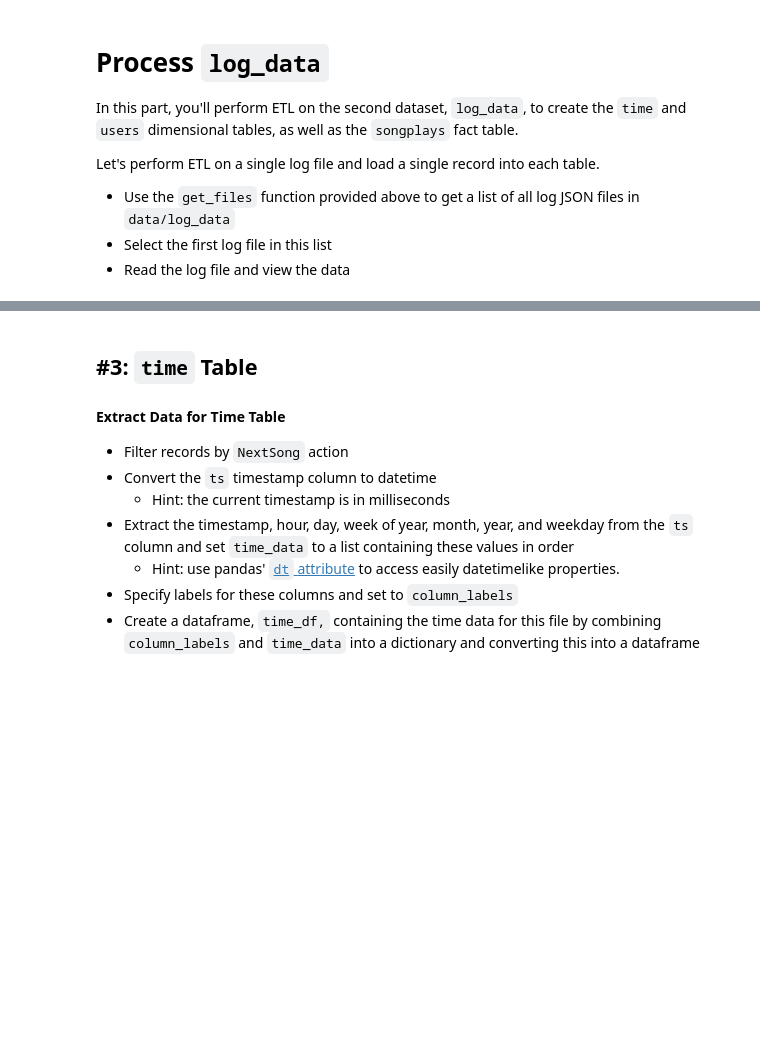
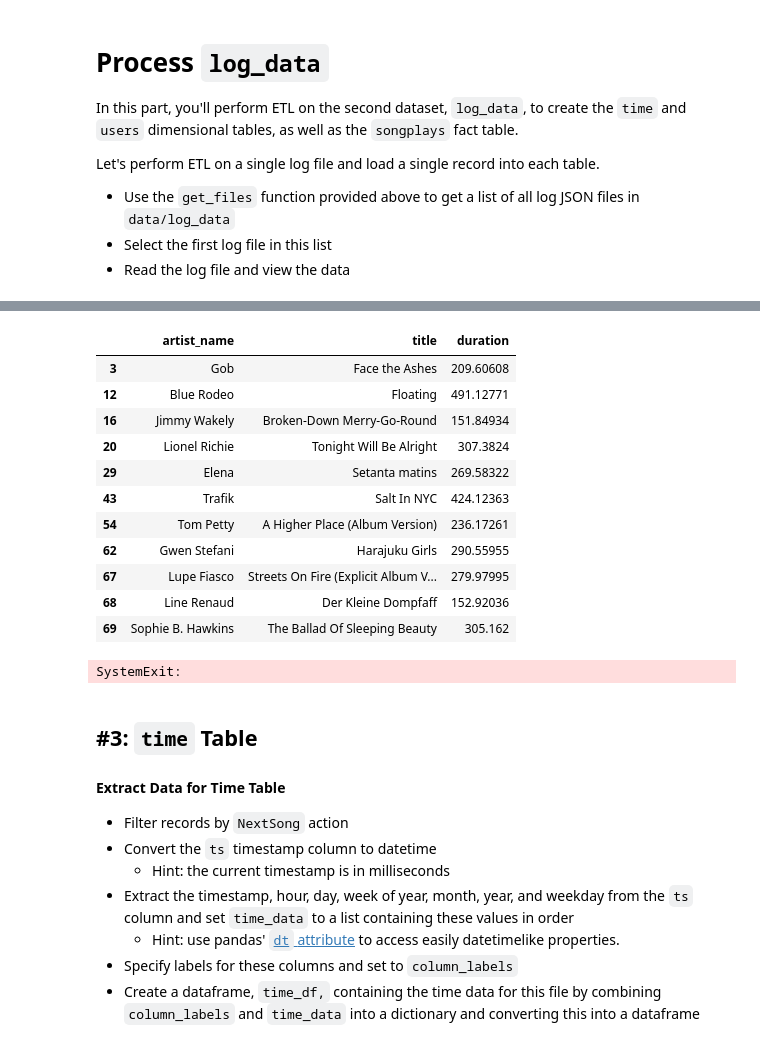
Before and after one commit to wesleyjr01/udacity_project_data_modeling_postgres, a Jupyter notebook: etl.ipynb, the cells around one changed output, grey strips where cells are left out. Saved outputs shown, nothing was run; the diff lists cells and outputs as text; code cells hidden in the pictures; blank space fills up the shorter version.

```diff
--- a/etl.ipynb
+++ b/etl.ipynb
@@ -163,3 +255,23 @@ df_log.head()
+# %%
+df_songs.loc[df_songs["artist_name"].isin(list(artists_intersection)), ["artist_name", "title", "duration"]]
+# %% [output]
+|  | artist_name | title | duration |
+| 3 | Gob | Face the Ashes | 209.60608 |
+| 12 | Blue Rodeo | Floating | 491.12771 |
+| 16 | Jimmy Wakely | Broken-Down Merry-Go-Round | 151.84934 |
+| 20 | Lionel Richie | Tonight Will Be Alright | 307.3824 |
+| 29 | Elena | Setanta matins | 269.58322 |
+| 43 | Trafik | Salt In NYC | 424.12363 |
+| 54 | Tom Petty | A Higher Place (Album Version) | 236.17261 |
+| 62 | Gwen Stefani | Harajuku Girls | 290.55955 |
+| 67 | Lupe Fiasco | Streets On Fire (Explicit Album V... | 279.97995 |
+| 68 | Line Renaud | Der Kleine Dompfaff | 152.92036 |
+| 69 | Sophie B. Hawkins | The Ballad Of Sleeping Beauty | 305.162 |
+# %%
+import sys
+sys.exit()
+# %% [output]
+SystemExit:
 # %% [markdown]
 ## #3: `time` Table
 #### Extract Data for Time Table
```
Also changed, not shown: parts of 40 cells of this notebook, 3 other files.
